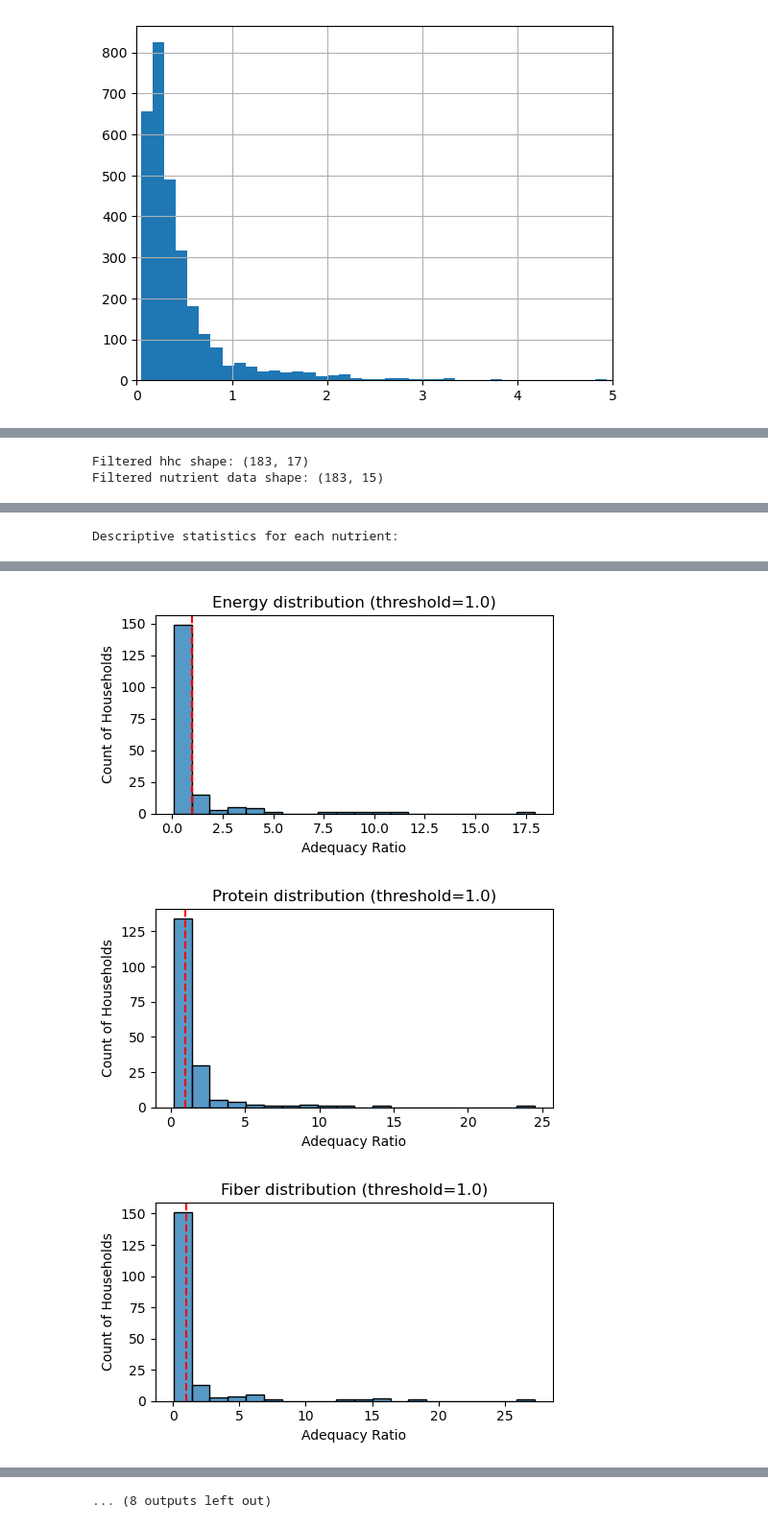
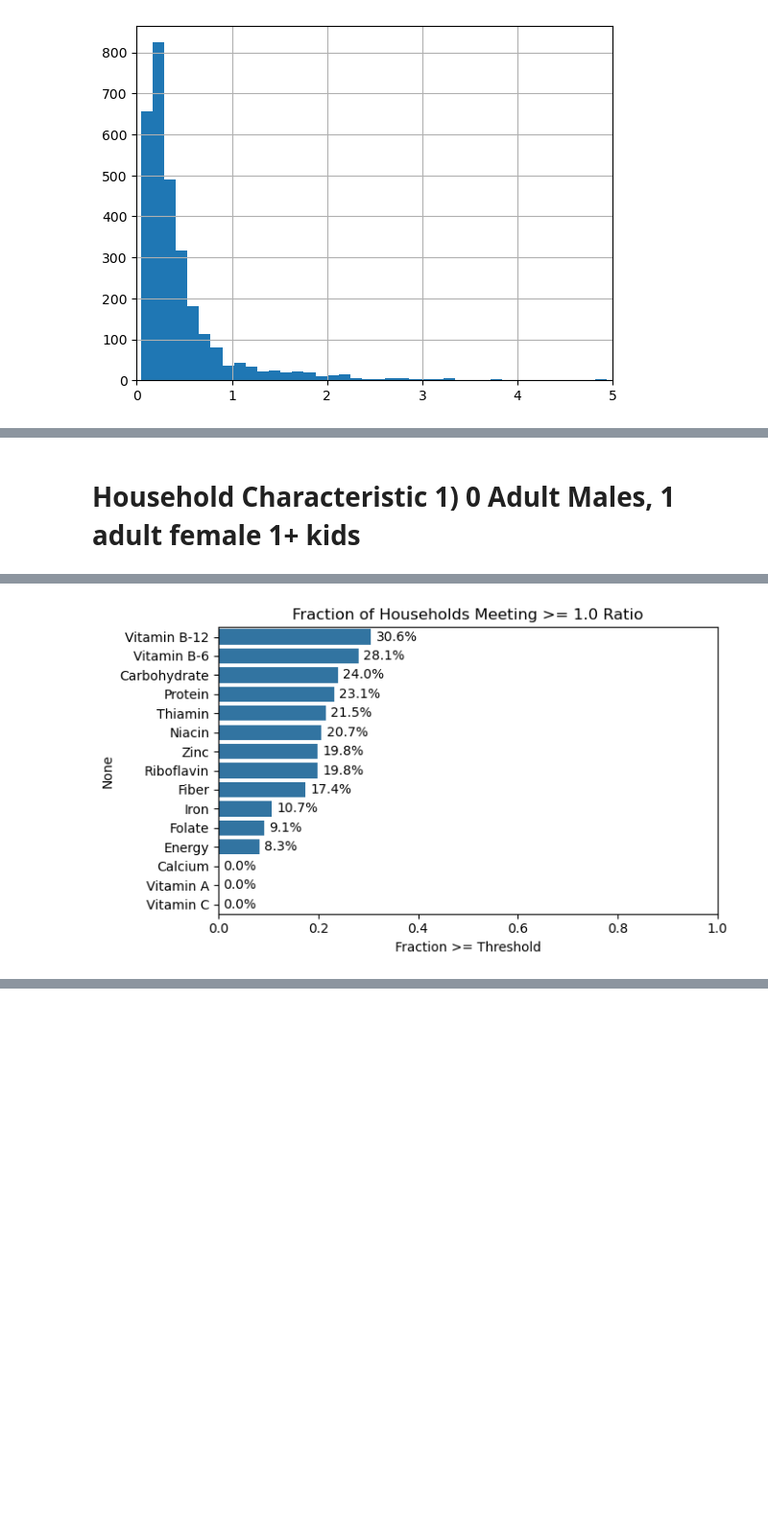
Before and after one commit to reilyfairchild/EEP153-Project-3, a Jupyter notebook: estimation_example.ipynb, the cells around one changed output, grey strips where cells are left out. Shown at 96% size. Cells and saved outputs as stored; diff of their text form; code cells hidden in the pictures; blank space fills up the shorter version.

```diff
--- a/estimation_example.ipynb
+++ b/estimation_example.ipynb
@@ -911,7 +893,7 @@ import matplotlib.pyplot as plt
 import seaborn as sns
 import math
 
-def analyze_nutritional_adequacy_subplots_log(
+def analyze_nutritional_adequacy_log(
     nut_df,
     adequacy_threshold=1.0,  # We'll draw a vertical line at log10(1.0) = 0
     bins=30,
@@ -968,3 +950,25 @@ def analyze_nutritional_adequacy_subplots_log(
 
     plt.tight_layout()
     plt.show()
+
+     # 3) Compute fraction that meet/exceed threshold
+    fraction_meeting = {}
+    for col in nut_df.columns:
+        if col in ("n",):  # skip non‐ratio columns
+            continue
+        # fraction of households with ratio >= threshold
+        fraction_meeting[col] = (nut_df[col] >= adequacy_threshold).mean()
+
+    # Turn this into a DataFrame for easy plotting
+    frac_df = pd.DataFrame.from_dict(fraction_meeting, orient="index", columns=["Fraction >= Threshold"])
+    frac_df = frac_df.sort_values("Fraction >= Threshold", ascending=False)
+
+    # Plot bar chart
+    plt.figure(figsize=(7, 4))
+    sns.barplot(x=frac_df["Fraction >= Threshold"], y=frac_df.index, orient="h")
+    plt.title(f"Fraction of Households Meeting >= {adequacy_threshold} Ratio")
+    plt.xlim(0, 1)  # fraction from 0 to 1
+    for i, val in enumerate(frac_df["Fraction >= Threshold"]):
+        plt.text(val + 0.01, i, f"{val:.1%}", va='center')  # label with percentage
+    plt.tight_layout()
+    plt.show()
@@ -1025,21 +975,17 @@ def analyze_nutritional_adequacy(nut_df, adequacy_threshold=1.0):
+# %% [markdown]
+# Household Characteristic 1) 0 Adult Males, 1 adult female 1+ kids
 # %%
 
-# Then call:
+
 hhc_sub, nut_sub = filter_households(
     hhc,
     nutrient_ratio,
     min_males=0, max_males=0,       # e.g. 0 adult males
     min_females=1, max_females=3,   # e.g. 1–3 adult females
-    min_kids=0, max_kids=2          # e.g. up to 2 kids
+    min_kids=1, max_kids=2          # e.g. up to 2 kids
 )
-
-print("Filtered hhc shape:", hhc_sub.shape)
-print("Filtered nutrient data shape:", nut_sub.shape)
-nut_sub
 
 analyze_nutritional_adequacy_subplots_log(nut_sub)
 
-analyze_nutritional_adequacy(nut_sub)
+#analyze_nutritional_adequacy(nut_sub)
 # %% [output]
-Filtered hhc shape: (183, 17)
-Filtered nutrient data shape: (183, 15)
@@ -1047 +992,0 @@ Filtered nutrient data shape: (183, 15)
-Descriptive statistics for each nutrient:
@@ -1057,3 +993 @@ Descriptive statistics for each nutrient:
-[figure, old version]
+[figure, new version]
-[figure, removed]
-[figure, removed]
@@ -1065 +993,0 @@ Descriptive statistics for each nutrient:
-... (8 outputs left out)
```
Also changed, not shown: parts of 4 cells of this notebook.
